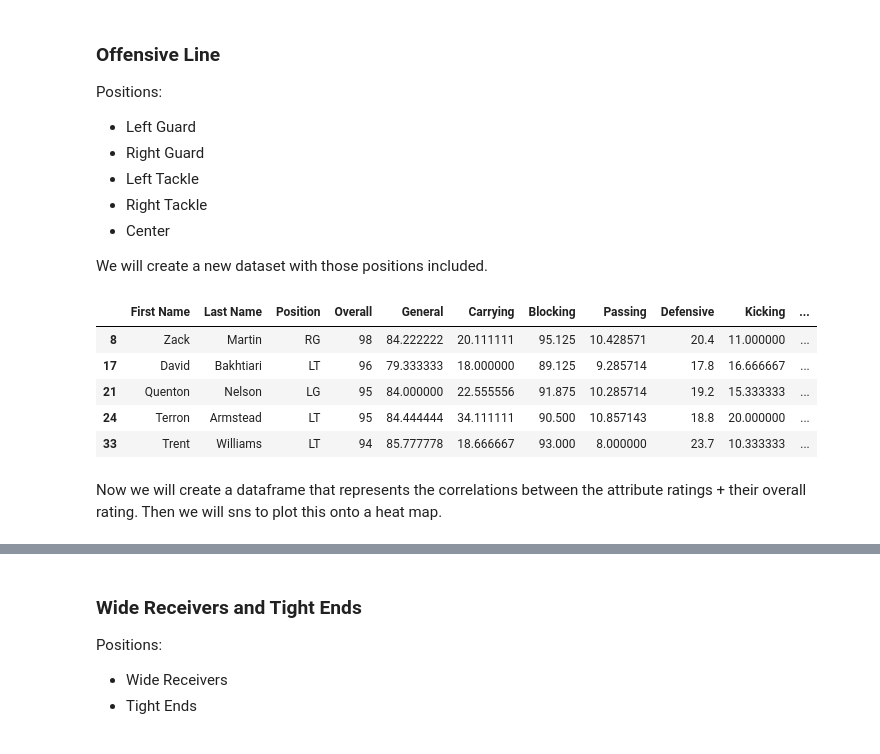
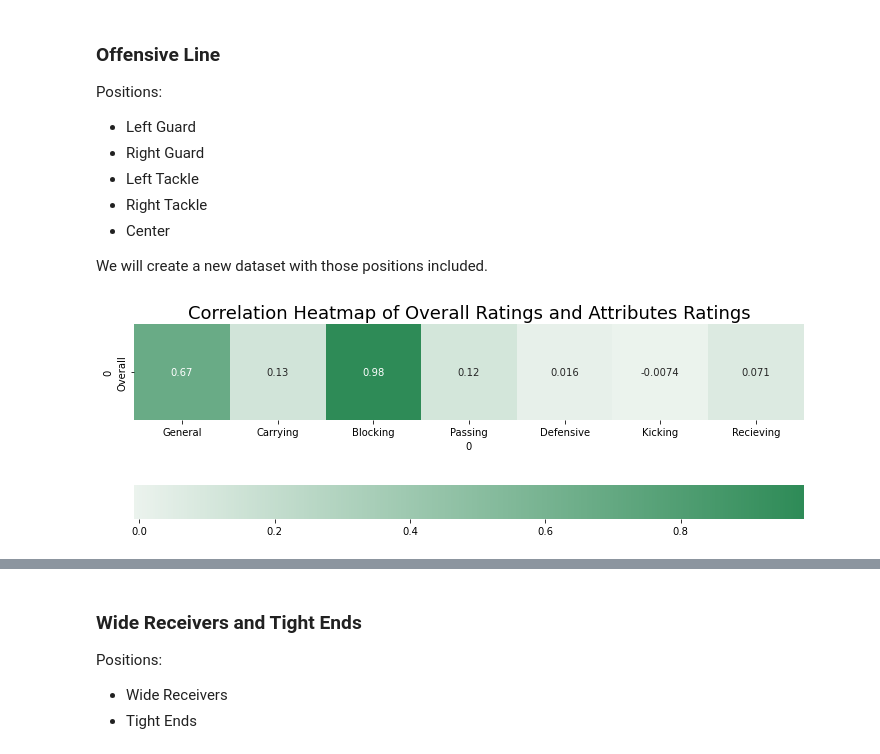
Before and after one commit to gli101/madden, a Jupyter notebook: madden_nfl_22.ipynb, the cells around one changed output, grey strips where cells are left out. Drawn from its saved outputs; the diff is of its cells as text; code cells hidden in the pictures.

```diff
--- a/madden_nfl_22.ipynb
+++ b/madden_nfl_22.ipynb
@@ -274,15 +259,14 @@ We will create a new dataset with those positions included.
 # %%
 off_line = madden[madden['Position'].isin(['LG', 'RG', 'LT', 'RT', 'C'])]
 
 new_cols = ['First Name', 'Last Name', 'Position','Overall'] + list(attributes.keys())
 off_line = off_line[new_cols] # get rid on unneeded columns
-off_line.head()
+rating_corr_off_line = off_line[rating_cols]
+rating_corr_off_line = rating_corr_off_line.corr()
+rating_corr_off_line = rating_corr_off_line.iloc[:1,1:]
+plt.figure(figsize=(12,8))
+plt.title("Correlation Heatmap of Overall Ratings and Attributes Ratings", fontsize=18)
+sns.heatmap(rating_corr_off_line, cbar_kws = dict(use_gridspec=False,location="bottom"), cmap=sns.light_palette("seagreen", as_cmap=True), square=True, annot=True)
+plt.show()
 # %% [output]
-|  | First Name | Last Name | Position | Overall | General | Carrying | Blocking | Passing | Defensive | Kicking | ... |
-| 8 | Zack | Martin | RG | 98 | 84.222222 | 20.111111 | 95.125 | 10.428571 | 20.4 | 11.000000 | ... |
-| 17 | David | Bakhtiari | LT | 96 | 79.333333 | 18.000000 | 89.125 | 9.285714 | 17.8 | 16.666667 | ... |
-| 21 | Quenton | Nelson | LG | 95 | 84.000000 | 22.555556 | 91.875 | 10.285714 | 19.2 | 15.333333 | ... |
-| 24 | Terron | Armstead | LT | 95 | 84.444444 | 34.111111 | 90.500 | 10.857143 | 18.8 | 20.000000 | ... |
-| 33 | Trent | Williams | LT | 94 | 85.777778 | 18.666667 | 93.000 | 8.000000 | 23.7 | 10.333333 | ... |
+[figure, added]
-# %% [markdown]
-Now we will create a dataframe that represents the correlations between the attribute ratings + their overall rating. Then we will sns to plot this onto a heat map.
```
Also changed, not shown: parts of 25 cells of this notebook, 1 other file.
